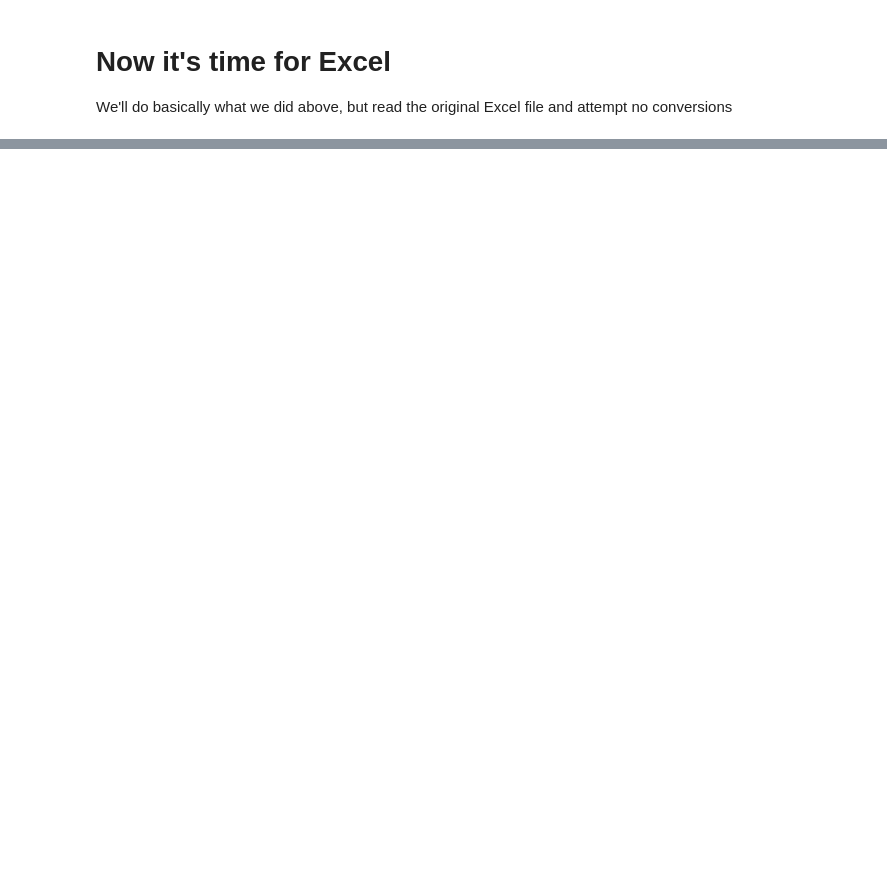
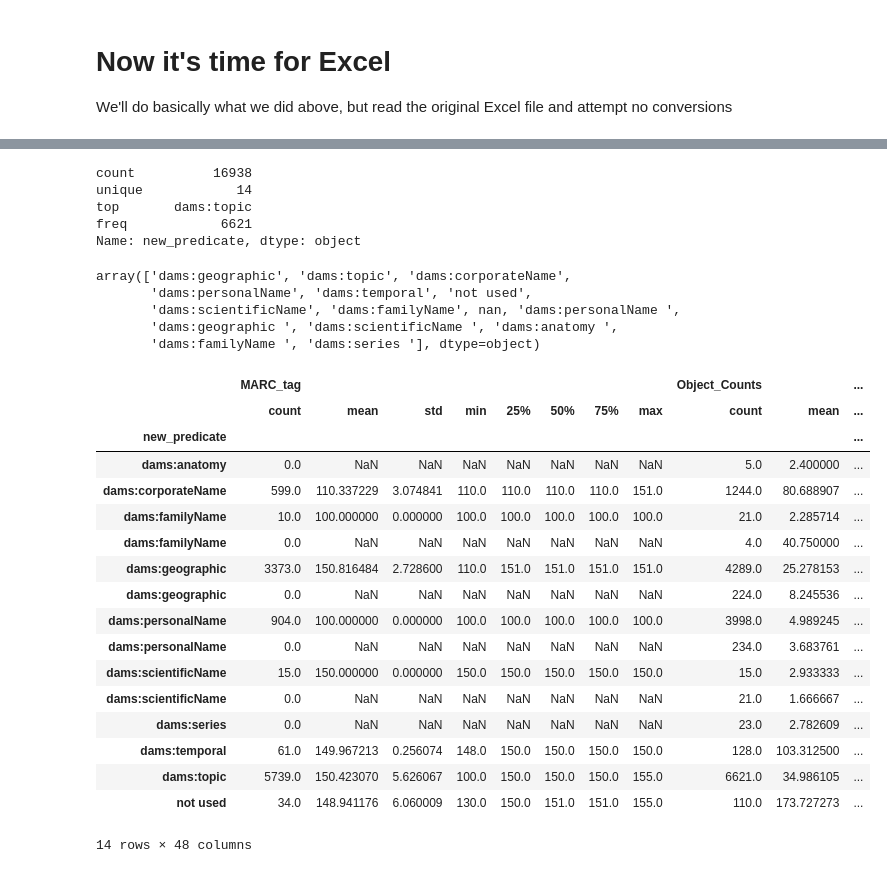
Before and after one commit to remerjohnson/subject-data-analysis, a Jupyter notebook: subject_conversion_data_work.ipynb, the cells around one changed output, grey strips where cells are left out. Drawn from its saved outputs; the diff is of its cells as text; code cells hidden in the pictures; blank space fills up the shorter version.

```diff
--- a/subject_conversion_data_work.ipynb
+++ b/subject_conversion_data_work.ipynb
@@ -143,0 +162,8 @@ Name: updated_label, dtype: object>
+# %%
+df['new_predicate'].describe()
+# %% [output]
+count          16938
+unique            14
+top       dams:topic
+freq            6621
+Name: new_predicate, dtype: object
@@ -143,0 +172,31 @@ Name: updated_label, dtype: object>
+# %%
+subjectTypes
+# %% [output]
+array(['dams:geographic', 'dams:topic', 'dams:corporateName',
+       'dams:personalName', 'dams:temporal', 'not used',
+       'dams:scientificName', 'dams:familyName', nan, 'dams:personalName ',
+       'dams:geographic ', 'dams:scientificName ', 'dams:anatomy ',
+       'dams:familyName ', 'dams:series '], dtype=object)
+# %%
+bySubj = df.groupby('new_predicate')
+# %%
+bySubj.describe()
+# %% [output]
+|  | MARC_tag |  |  |  |  |  |  |  | Object_Counts |  | ... |
+|  | count | mean | std | min | 25% | 50% | 75% | max | count | mean | ... |
+| new_predicate |  |  |  |  |  |  |  |  |  |  | ... |
+| dams:anatomy | 0.0 | NaN | NaN | NaN | NaN | NaN | NaN | NaN | 5.0 | 2.400000 | ... |
+| dams:corporateName | 599.0 | 110.337229 | 3.074841 | 110.0 | 110.0 | 110.0 | 110.0 | 151.0 | 1244.0 | 80.688907 | ... |
+| dams:familyName | 10.0 | 100.000000 | 0.000000 | 100.0 | 100.0 | 100.0 | 100.0 | 100.0 | 21.0 | 2.285714 | ... |
+| dams:familyName | 0.0 | NaN | NaN | NaN | NaN | NaN | NaN | NaN | 4.0 | 40.750000 | ... |
+| dams:geographic | 3373.0 | 150.816484 | 2.728600 | 110.0 | 151.0 | 151.0 | 151.0 | 151.0 | 4289.0 | 25.278153 | ... |
+| dams:geographic | 0.0 | NaN | NaN | NaN | NaN | NaN | NaN | NaN | 224.0 | 8.245536 | ... |
+| dams:personalName | 904.0 | 100.000000 | 0.000000 | 100.0 | 100.0 | 100.0 | 100.0 | 100.0 | 3998.0 | 4.989245 | ... |
+| dams:personalName | 0.0 | NaN | NaN | NaN | NaN | NaN | NaN | NaN | 234.0 | 3.683761 | ... |
+| dams:scientificName | 15.0 | 150.000000 | 0.000000 | 150.0 | 150.0 | 150.0 | 150.0 | 150.0 | 15.0 | 2.933333 | ... |
+| dams:scientificName | 0.0 | NaN | NaN | NaN | NaN | NaN | NaN | NaN | 21.0 | 1.666667 | ... |
+| dams:series | 0.0 | NaN | NaN | NaN | NaN | NaN | NaN | NaN | 23.0 | 2.782609 | ... |
+| dams:temporal | 61.0 | 149.967213 | 0.256074 | 148.0 | 150.0 | 150.0 | 150.0 | 150.0 | 128.0 | 103.312500 | ... |
+| dams:topic | 5739.0 | 150.423070 | 5.626067 | 100.0 | 150.0 | 150.0 | 150.0 | 155.0 | 6621.0 | 34.986105 | ... |
+| not used | 34.0 | 148.941176 | 6.060009 | 130.0 | 150.0 | 151.0 | 151.0 | 155.0 | 110.0 | 173.727273 | ... |
+14 rows × 48 columns
```
Also changed, not shown: parts of 22 cells of this notebook, 3 other files.
